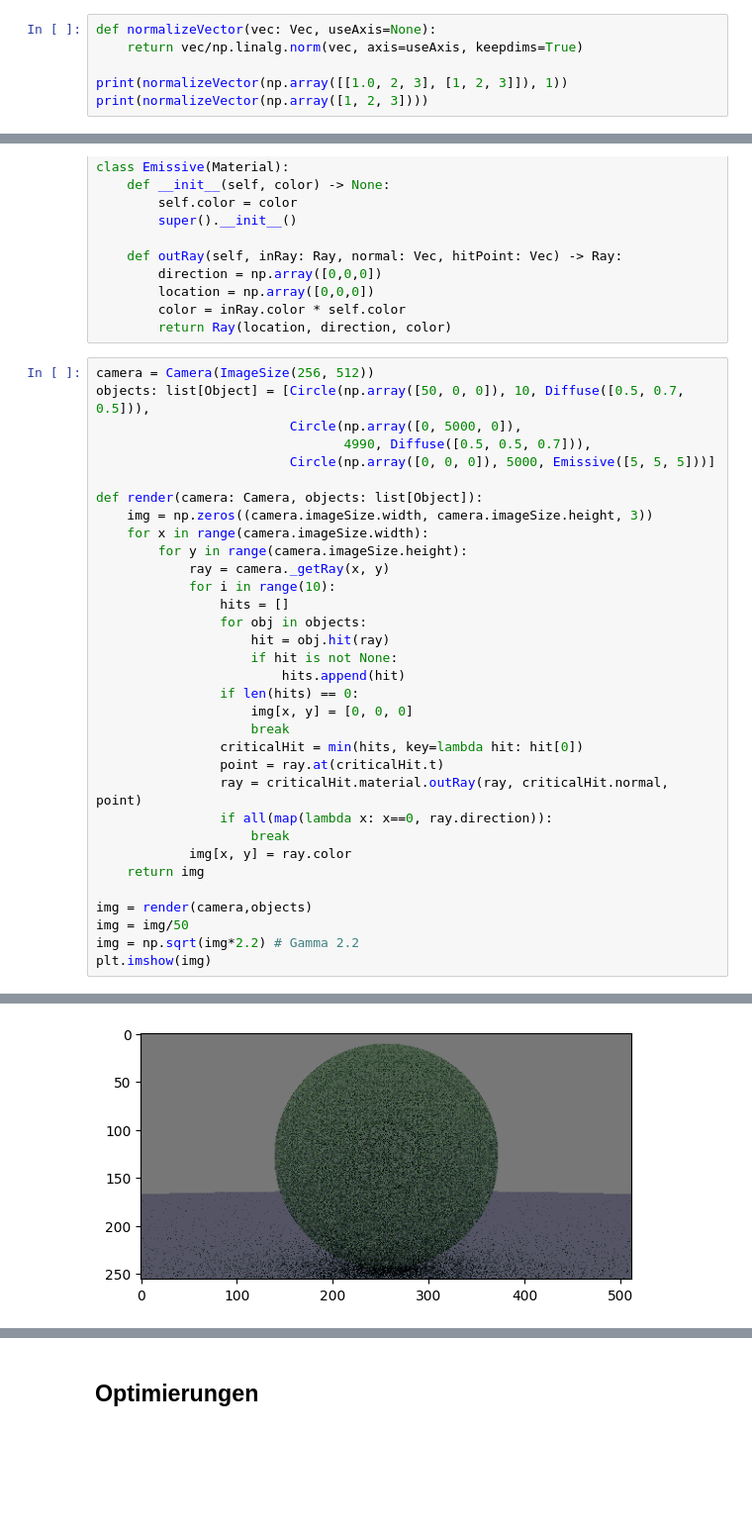
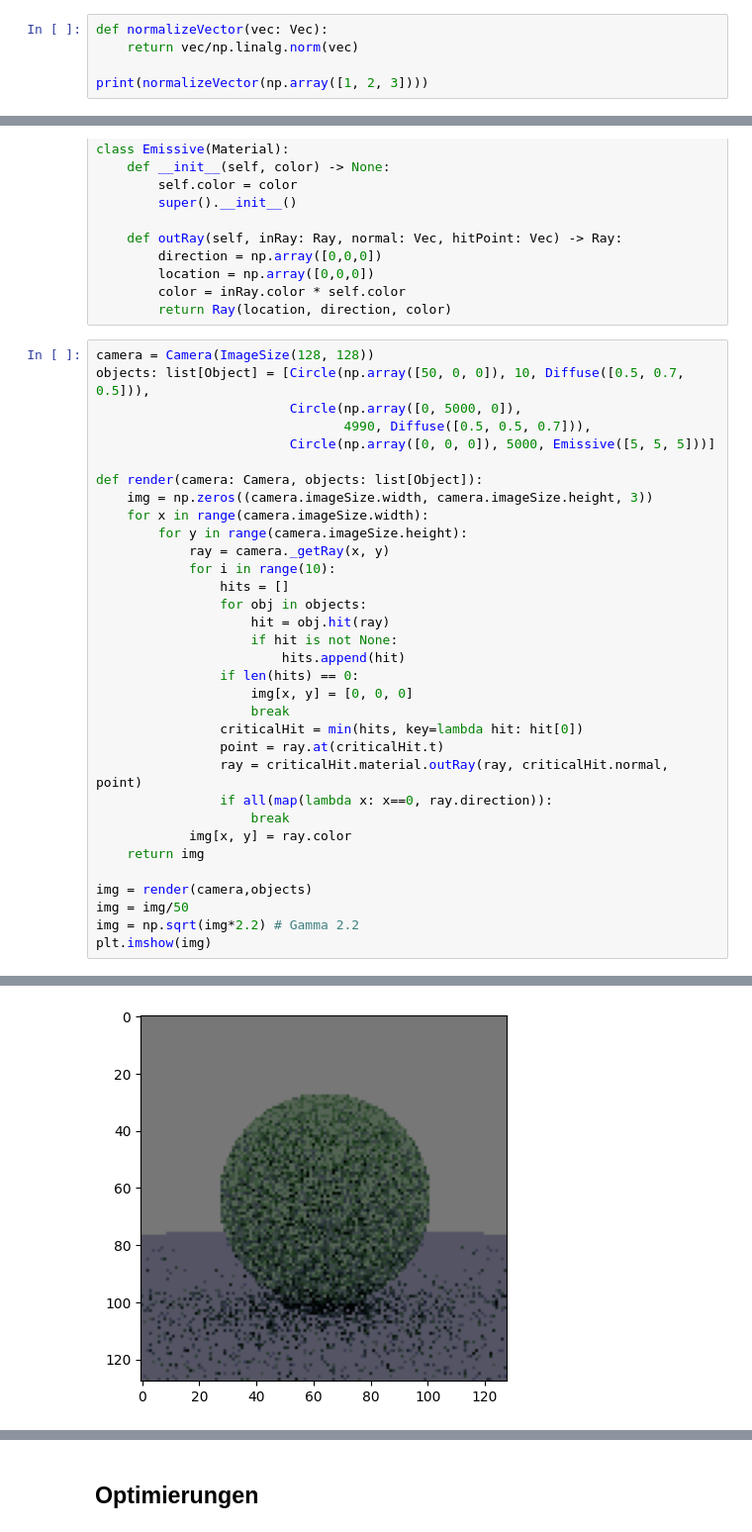
Before and after one commit to paul-pw/raytracing_python, a Jupyter notebook: ray_tracing.ipynb, the cells around one changed output, grey strips where cells are left out. Shown at 99% size. Saved outputs shown, nothing was run; the diff lists cells and outputs as text; blank space fills up the shorter version.

```diff
--- a/ray_tracing.ipynb
+++ b/ray_tracing.ipynb
@@ -59,9 +59,8 @@ class Ray(NamedTuple):
 # %% [markdown]
 Typischerweise ist der Richtungsvektor normiert, dafür dient diese Funktion
 # %%
-def normalizeVector(vec: Vec, useAxis=None):
-    return vec/np.linalg.norm(vec, axis=useAxis, keepdims=True)
+def normalizeVector(vec: Vec):
+    return vec/np.linalg.norm(vec)
 
-print(normalizeVector(np.array([[1.0, 2, 3], [1, 2, 3]]), 1))
 print(normalizeVector(np.array([1, 2, 3])))
 # %% [output]
@@ -378,41 +375,41 @@ class Emissive(Material):
         color = inRay.color * self.color
         return Ray(location, direction, color)
 # %%
-camera = Camera(ImageSize(256, 512))
+camera = Camera(ImageSize(128, 128))
 objects: list[Object] = [Circle(np.array([50, 0, 0]), 10, Diffuse([0.5, 0.7, 0.5])),
                          Circle(np.array([0, 5000, 0]),
                                 4990, Diffuse([0.5, 0.5, 0.7])),
                          Circle(np.array([0, 0, 0]), 5000, Emissive([5, 5, 5]))]
 
 def render(camera: Camera, objects: list[Object]):
     img = np.zeros((camera.imageSize.width, camera.imageSize.height, 3))
     for x in range(camera.imageSize.width):
         for y in range(camera.imageSize.height):
             ray = camera._getRay(x, y)
             for i in range(10):
                 hits = []
                 for obj in objects:
                     hit = obj.hit(ray)
                     if hit is not None:
                         hits.append(hit)
                 if len(hits) == 0:
                     img[x, y] = [0, 0, 0]
                     break
                 criticalHit = min(hits, key=lambda hit: hit[0])
                 point = ray.at(criticalHit.t)
                 ray = criticalHit.material.outRay(ray, criticalHit.normal, point)
                 if all(map(lambda x: x==0, ray.direction)):
                     break
             img[x, y] = ray.color
     return img
 
 img = render(camera,objects)
 img = img/50
 img = np.sqrt(img*2.2) # Gamma 2.2
 plt.imshow(img)
 # %% [output]
 <matplotlib.image.AxesImage at 0x...>
-[figure, old version]
+[figure, new version]
 # %%
 n = img/50
 n = np.sqrt(n*2.2)
```
Also changed, not shown: parts of 8 cells of this notebook.
